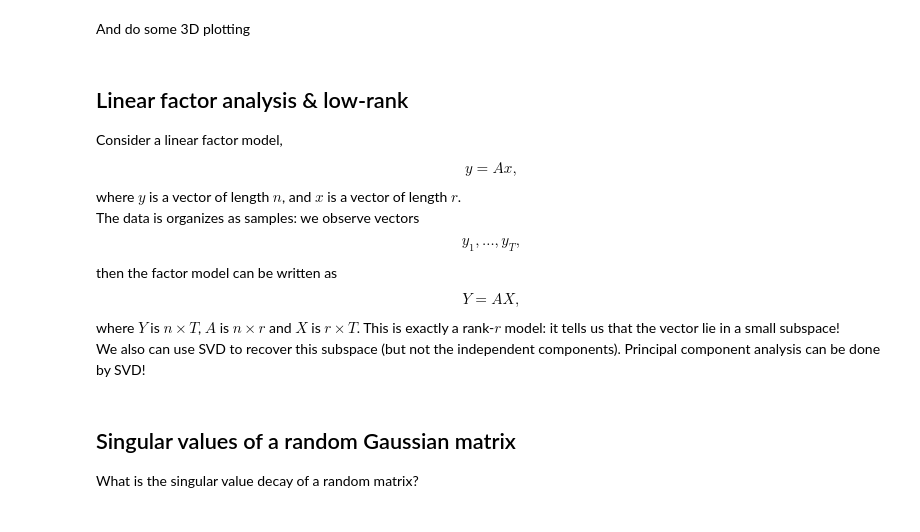
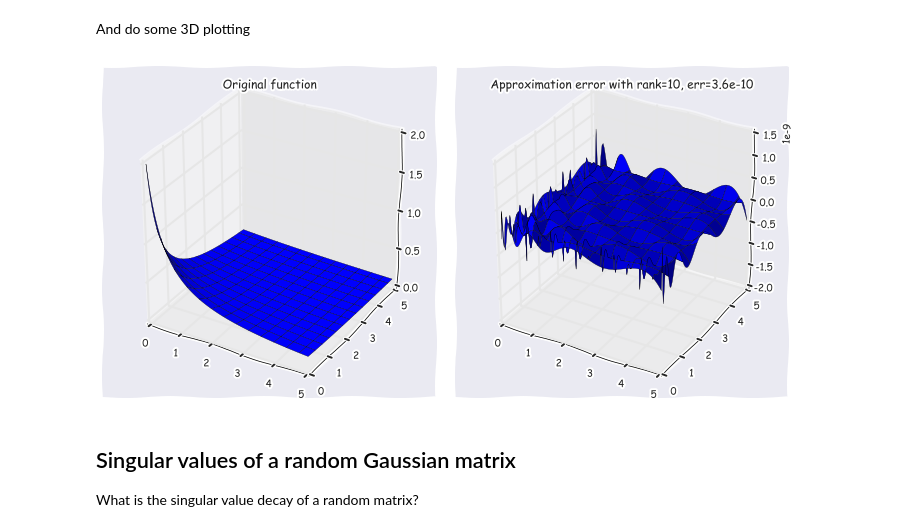
Before and after one commit to oseledets/nla2016, a Jupyter notebook: lectures/lecture-4.ipynb, the cells around one changed output. Cells and saved outputs as stored; diff of their text form; code cells hidden in the pictures.

```diff
--- a/lectures/lecture-4.ipynb
+++ b/lectures/lecture-4.ipynb
@@ -323,29 +361,19 @@ And do some 3D plotting
 # %%
 %matplotlib inline
 import matplotlib.pyplot as plt
 from mpl_toolkits.mplot3d import Axes3D
+plt.xkcd()
 fig = plt.figure(figsize=(10, 5))
 ax = fig.add_subplot(121, projection='3d')
 ax.plot_surface(x, y, f)
 ax.set_title('Original function')
 ax = fig.add_subplot(122, projection='3d')
 ax.plot_surface(x, y, fappr - f)
 ax.set_title('Approximation error with rank=%d, err=%3.1e' % (r, er))
 fig.subplots_adjust()
 fig.tight_layout()
+# %% [output]
+[figure, added]
-# %% [markdown]
-## Linear factor analysis & low-rank
-Consider a linear factor model,
-
-$$y = Ax, $$ where $y$ is a vector of length $n$, and $x$ is a vector of length $r$.
-The data is organizes as samples: we observe vectors
-$$y_1, \ldots, y_T,$$
-then the factor model can be written as
-$$
-  Y = AX,
-$$
-where $Y$ is $n \times T$, $A$ is $n \times r$ and $X$ is $r \times T$. This is exactly a rank-$r$ model: it tells us that the vector lie in a small subspace!
-We also can use SVD to recover this subspace (but not the independent components). Principal component analysis can be done by SVD!
 # %% [markdown]
 ## Singular values of a random Gaussian matrix
 
```
Also changed, not shown: parts of 36 cells of this notebook.
